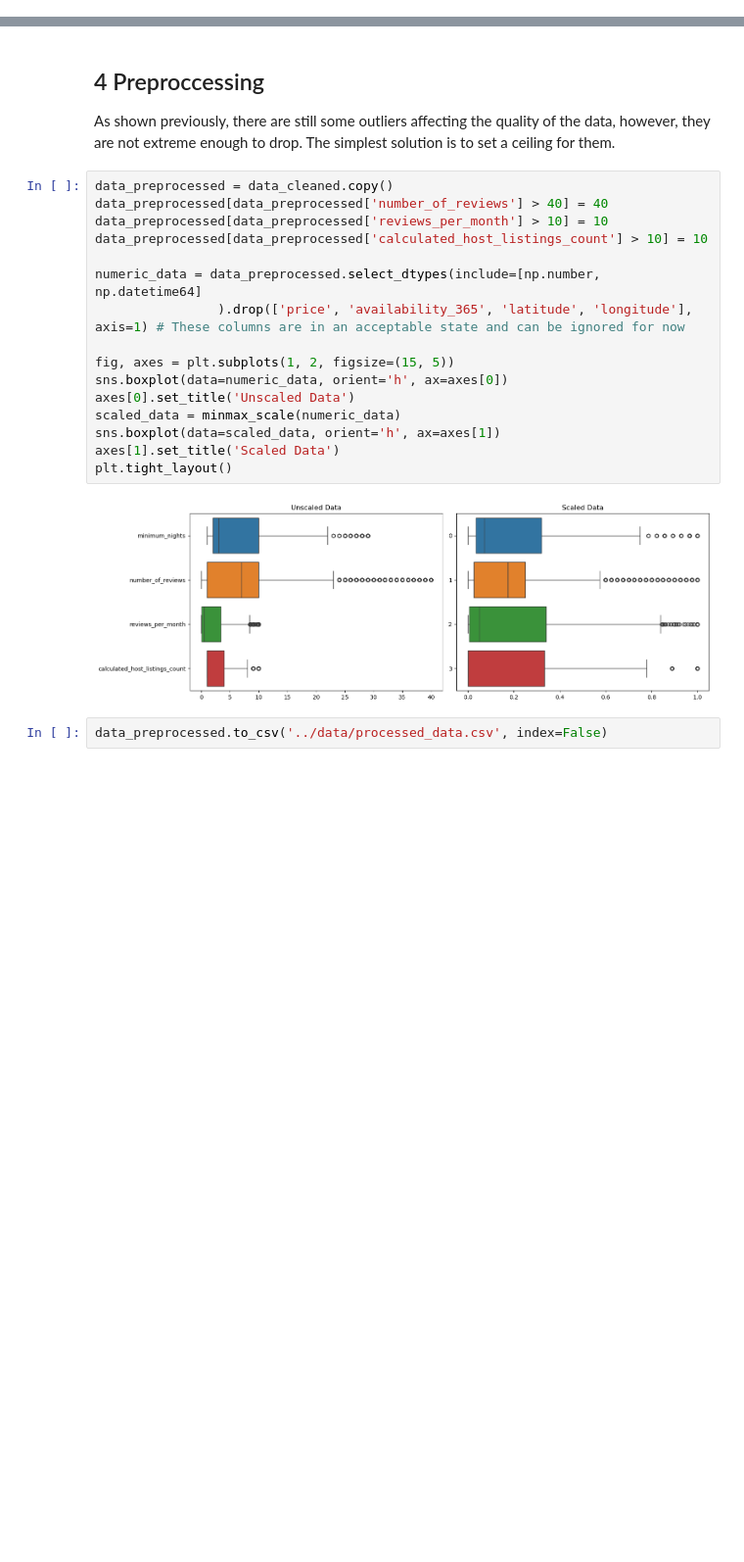
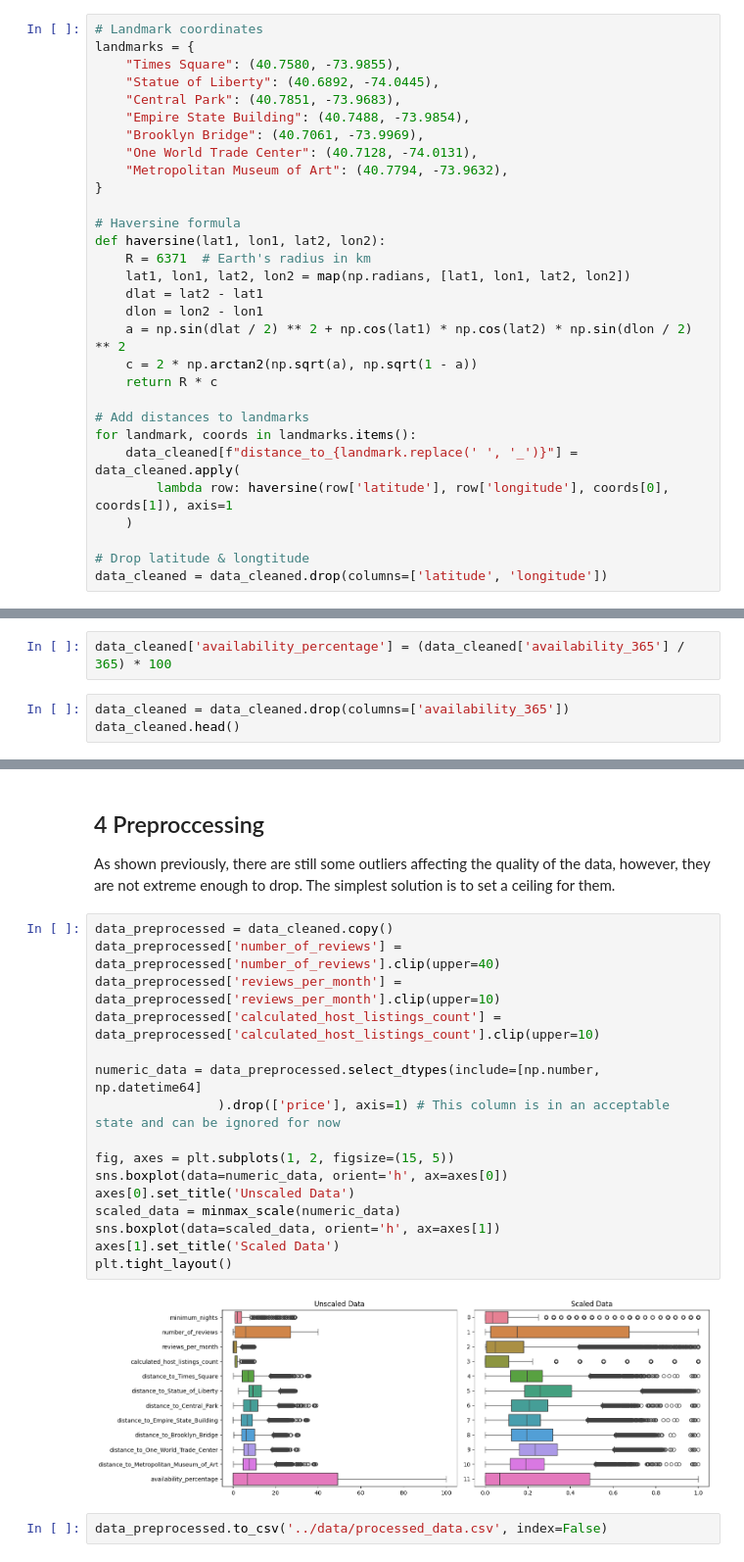
Before and after one commit to reece-lance/Airbnb_NYC_Business_Analysis_2019, a Jupyter notebook: notebooks/data_preprocessing.ipynb, the cells around one changed output, grey strips where cells are left out. Shown: that part at 98% size. Saved outputs shown, nothing was run; the diff lists cells and outputs as text; blank space fills up the shorter version.

Commit message:
[data-preprocessing] review updates

```diff
--- a/notebooks/data_preprocessing.ipynb
+++ b/notebooks/data_preprocessing.ipynb
@@ -171,0 +174,30 @@ This scaling test indicates that outliers are still an issue with `calculated_ho
+# %%
+# Landmark coordinates
+landmarks = {
+    "Times Square": (40.7580, -73.9855),
+    "Statue of Liberty": (40.6892, -74.0445),
+    "Central Park": (40.7851, -73.9683),
+    "Empire State Building": (40.7488, -73.9854),
+    "Brooklyn Bridge": (40.7061, -73.9969),
+    "One World Trade Center": (40.7128, -74.0131),
+    "Metropolitan Museum of Art": (40.7794, -73.9632),
+}
+
+# Haversine formula
+def haversine(lat1, lon1, lat2, lon2):
+    R = 6371  # Earth's radius in km
+    lat1, lon1, lat2, lon2 = map(np.radians, [lat1, lon1, lat2, lon2])
+    dlat = lat2 - lat1
+    dlon = lon2 - lon1
+    a = np.sin(dlat / 2) ** 2 + np.cos(lat1) * np.cos(lat2) * np.sin(dlon / 2) ** 2
+    c = 2 * np.arctan2(np.sqrt(a), np.sqrt(1 - a))
+    return R * c
+
+# Add distances to landmarks
+for landmark, coords in landmarks.items():
+    data_cleaned[f"distance_to_{landmark.replace(' ', '_')}"] = data_cleaned.apply(
+        lambda row: haversine(row['latitude'], row['longitude'], coords[0], coords[1]), axis=1
+    )
+
+# Drop latitude & longtitude
+data_cleaned = data_cleaned.drop(columns=['latitude', 'longitude'])
@@ -171,0 +225,5 @@ This scaling test indicates that outliers are still an issue with `calculated_ho
+# %%
+data_cleaned['availability_percentage'] = (data_cleaned['availability_365'] / 365) * 100
+# %%
+data_cleaned = data_cleaned.drop(columns=['availability_365'])
+data_cleaned.head()
@@ -177,21 +242,21 @@ As shown previously, there are still some outliers affecting the quality of the
 The simplest solution is to set a ceiling for them.
 # %%
 data_preprocessed = data_cleaned.copy()
-data_preprocessed[data_preprocessed['number_of_reviews'] > 40] = 40
-data_preprocessed[data_preprocessed['reviews_per_month'] > 10] = 10
-data_preprocessed[data_preprocessed['calculated_host_listings_count'] > 10] = 10
+data_preprocessed['number_of_reviews'] = data_preprocessed['number_of_reviews'].clip(upper=40)
+data_preprocessed['reviews_per_month'] = data_preprocessed['reviews_per_month'].clip(upper=10)
+data_preprocessed['calculated_host_listings_count'] = data_preprocessed['calculated_host_listings_count'].clip(upper=10)
 
 numeric_data = data_preprocessed.select_dtypes(include=[np.number, np.datetime64]
-                ).drop(['price', 'availability_365', 'latitude', 'longitude'], axis=1) # These columns are in an acceptable state and can be ignored for now
+                ).drop(['price'], axis=1) # This column is in an acceptable state and can be ignored for now
 
 fig, axes = plt.subplots(1, 2, figsize=(15, 5))
 sns.boxplot(data=numeric_data, orient='h', ax=axes[0])
 axes[0].set_title('Unscaled Data')
 scaled_data = minmax_scale(numeric_data)
 sns.boxplot(data=scaled_data, orient='h', ax=axes[1])
 axes[1].set_title('Scaled Data')
 plt.tight_layout()
 # %% [output]
-[figure, old version]
+[figure, new version]
 # %%
 data_preprocessed.to_csv('../data/processed_data.csv', index=False)
```
Also changed, not shown: parts of 5 cells of this notebook, 3 other files.
